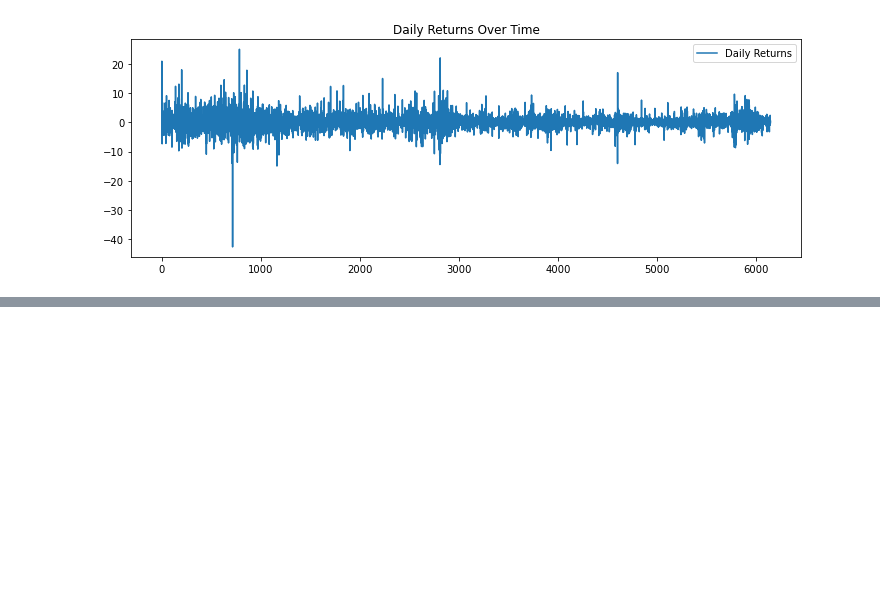
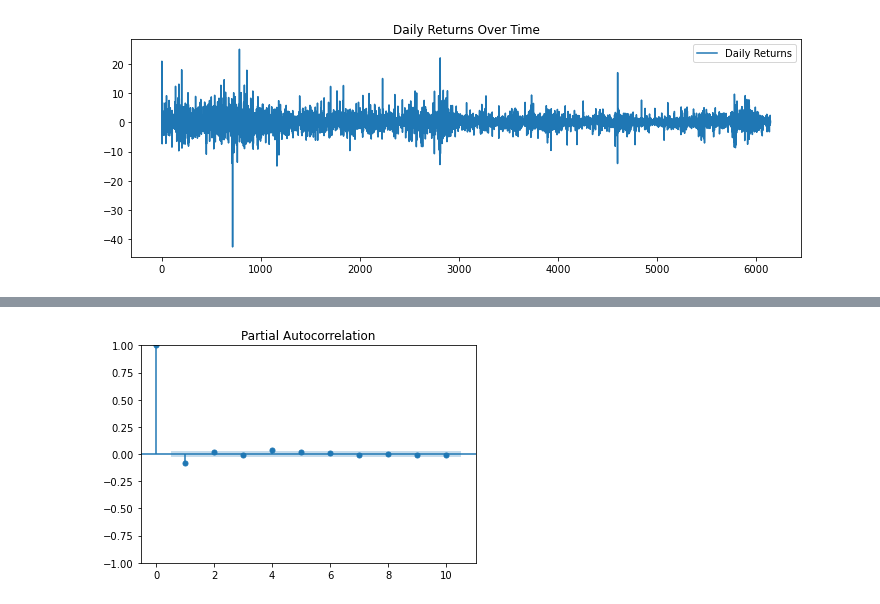
Before and after one commit to Neural-Matrix-LLC/Stock-and-ETF-Prediction, a Jupyter notebook: mysql-garch.ipynb, the cells around one changed output, grey strips where cells are left out. Drawn from its saved outputs; the diff is of its cells as text; code cells hidden in the pictures; blank space fills up the shorter version.

```diff
--- a/mysql-garch.ipynb
+++ b/mysql-garch.ipynb
@@ -62,0 +111,6 @@ plt.show()
+# %%
+# create pacf plot
+plot_pacf(df["Return"], lags=10, method='ywm')
+plt.show()
+# %% [output]
+[figure, added]
```
Also changed, not shown: parts of 13 cells of this notebook.
